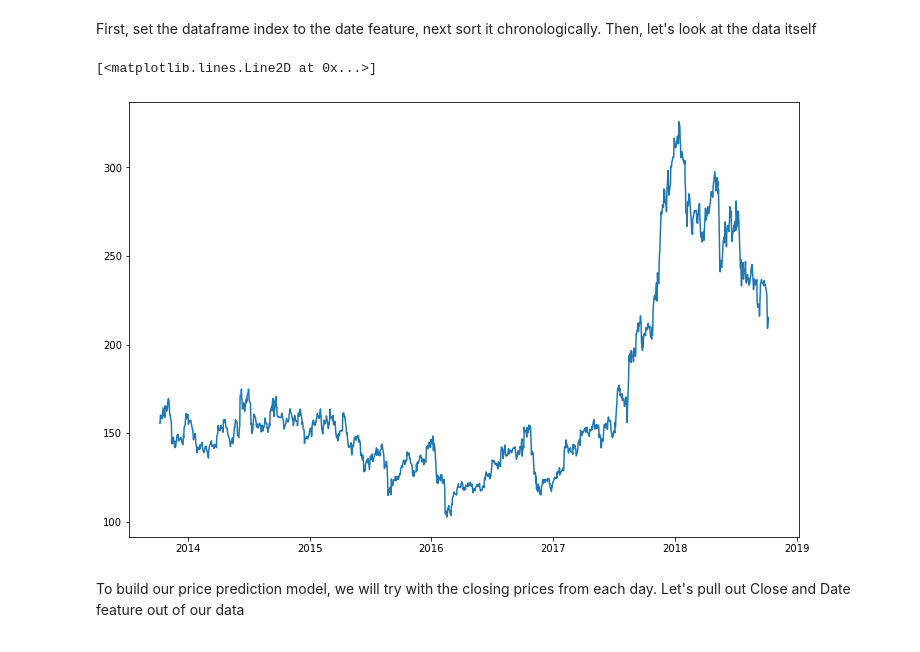
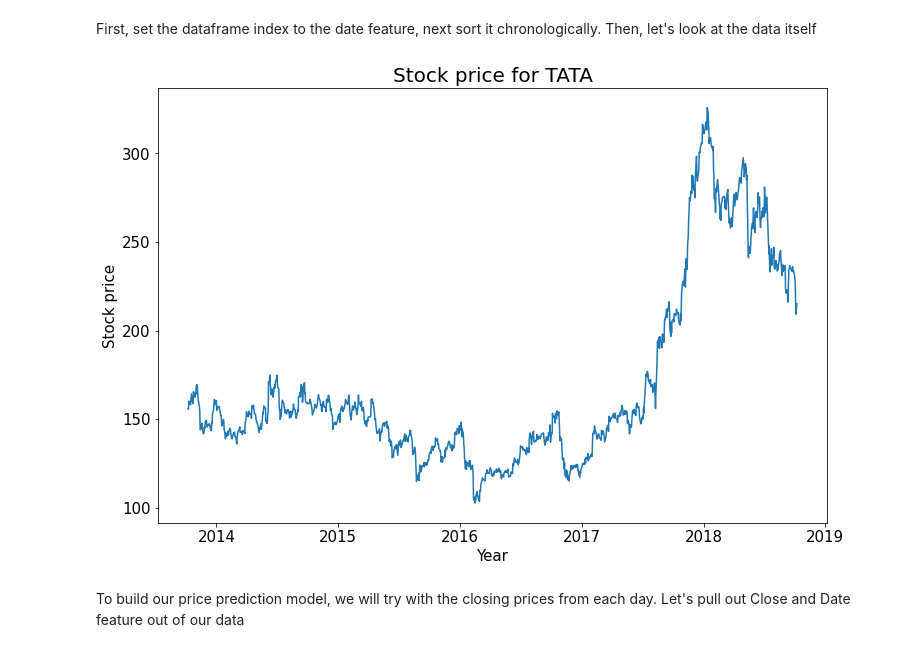
Before and after one commit to wprazuch/stock-price-prediction, a Jupyter notebook: notebook.ipynb, the cells around one changed output. Drawn from its saved outputs; the diff is of its cells as text; code cells hidden in the pictures.

Commit message:
improved visualizations, renamed params for more descriptive names

```diff
--- a/notebook.ipynb
+++ b/notebook.ipynb
@@ -35,11 +35,15 @@ First, set the dataframe index to the date feature, next sort it chronologically
 # %%
 plt.figure(figsize=(12, 8))
 df.index = df['Date']
 data = df.sort_index(ascending=True, axis=0)
 plt.plot(df.Close, label='Close Price History')
+plt.ylabel('Stock price', fontsize=15)
+plt.xlabel('Year', fontsize=15)
+plt.tick_params(labelsize=15)
+plt.title('Stock price for TATA', fontsize=20)
+plt.show()
 # %% [output]
-[<matplotlib.lines.Line2D at 0x...>]
-[figure, old version]
+[figure, new version]
 # %% [markdown]
 To build our price prediction model, we will try with the closing prices from each day. Let's pull out Close and Date feature out of our data
 # %%
```
Also changed, not shown: parts of 11 cells of this notebook.
